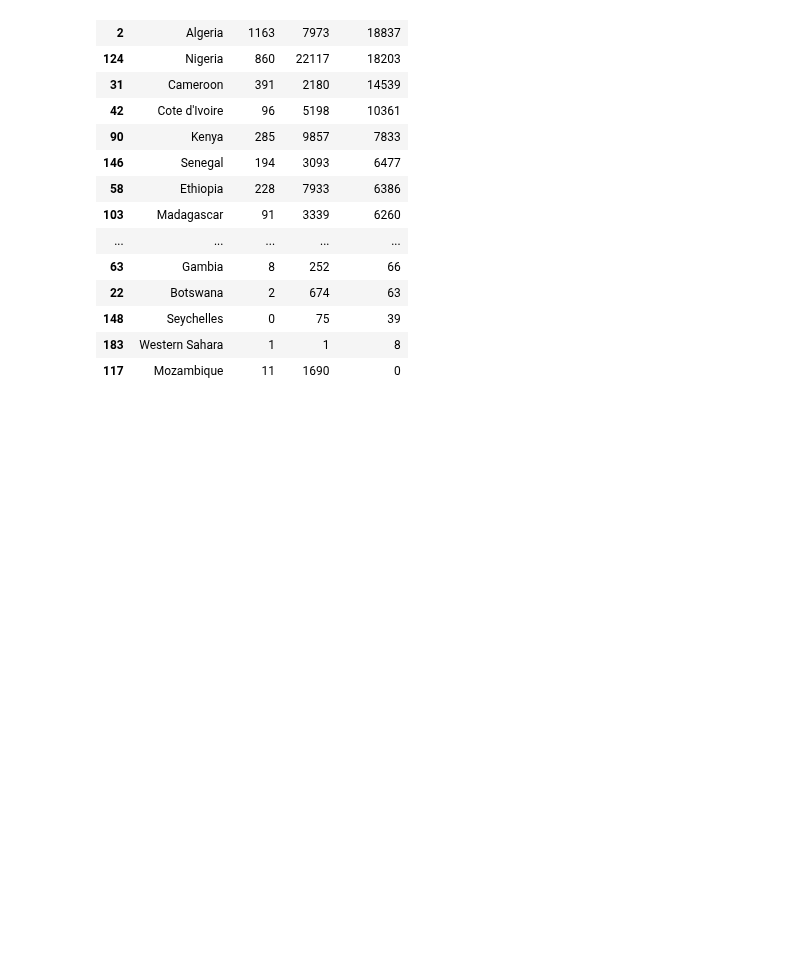
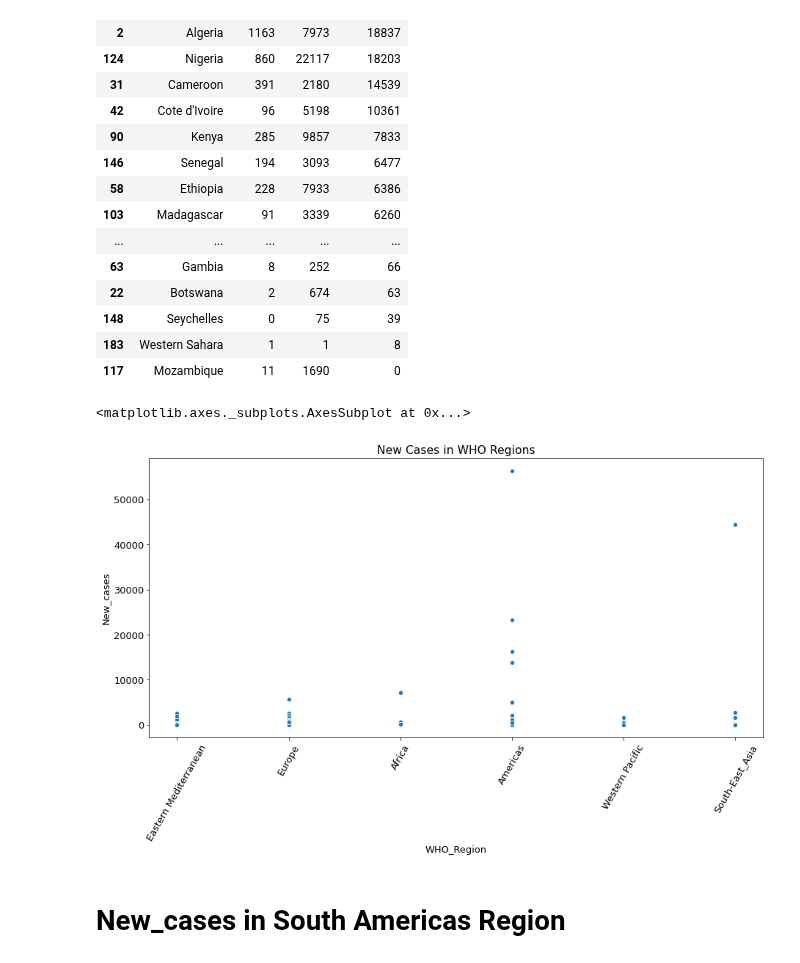
Before and after one commit to Arpan-tech-create/Exploratory_Data_Analysis, a Jupyter notebook: COVID 19.ipynb, the cells around one changed output. Cells and saved outputs as stored; diff of their text form; code cells hidden in the pictures; blank space fills up the shorter version.

```diff
--- a/COVID 19.ipynb
+++ b/COVID 19.ipynb
@@ -213,3 +213,13 @@ new_fetch
 | 148 | Seychelles | 0 | 75 | 39 |
 | 183 | Western Sahara | 1 | 1 | 8 |
 | 117 | Mozambique | 11 | 1690 | 0 |
+# %%
+plt.rcParams['figure.figsize'] = (15, 7)
+plt.xticks(rotation=60)
+plt.title("New Cases in WHO Regions")
+sns.scatterplot(x='WHO_Region',y='New_cases',data=read1)
+# %% [output]
+<matplotlib.axes._subplots.AxesSubplot at 0x...>
+[figure, added]
+# %% [markdown]
+# New_cases in South Americas Region
```
Also changed, not shown: parts of 12 cells of this notebook, 2 other files.
